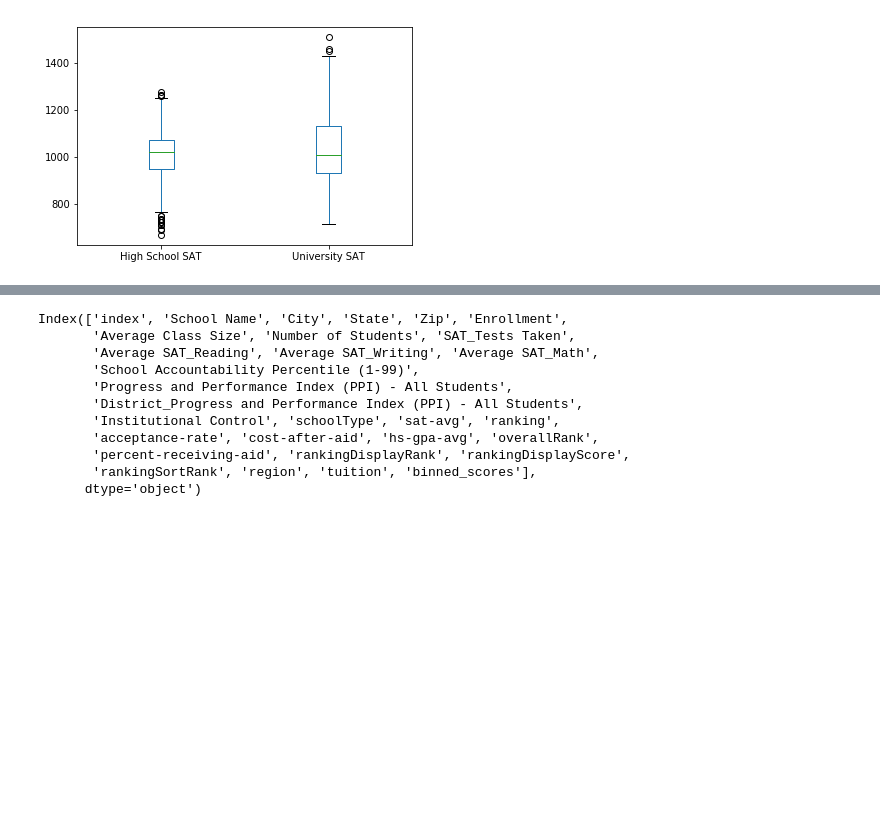
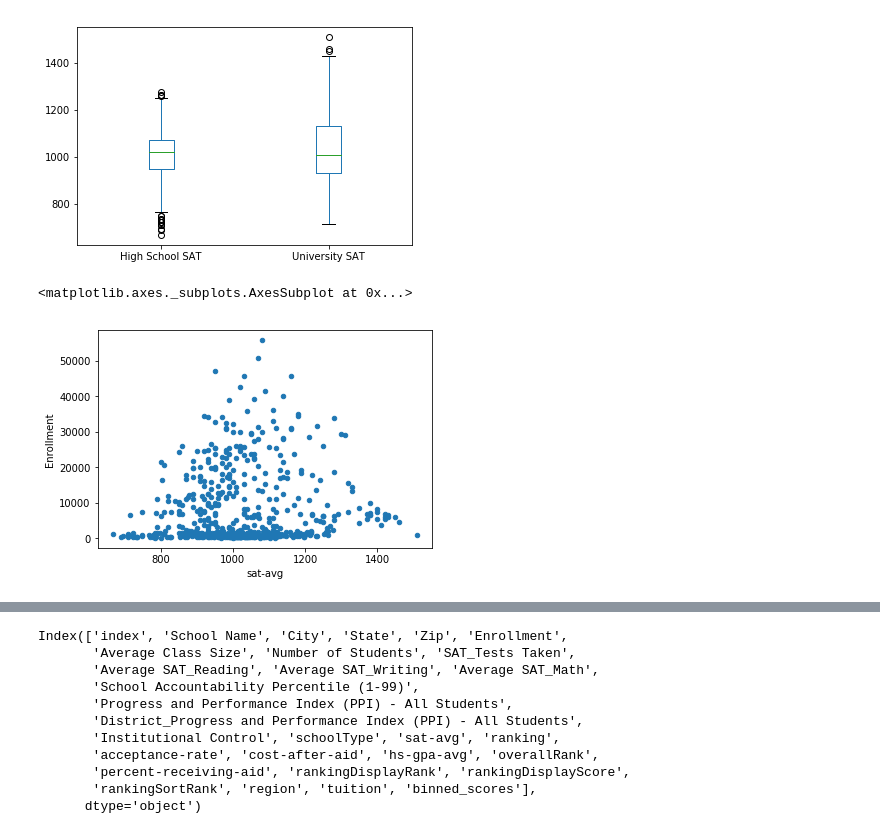
Before and after one commit to kj808/2018DataExploration, a Jupyter notebook: notebooks/EECS 731 Project.ipynb, the cells around one changed output, grey strips where cells are left out. Saved outputs shown, nothing was run; the diff lists cells and outputs as text; code cells hidden in the pictures; blank space fills up the shorter version.

Commit message:
Plot more stuff notebooks

```diff
--- a/notebooks/EECS 731 Project.ipynb
+++ b/notebooks/EECS 731 Project.ipynb
@@ -181,0 +180,11 @@ SATforType.plot.box()
+# %%
+#----------------Viewing number of enrollment vs SAT scores----------------
+
+EnrollvsSAT=result[['sat-avg','Enrollment','schoolType']].copy()
+EnrollvsSAT.plot.scatter(x='sat-avg',y='Enrollment',)
+#TODO: Set dots as different institution types
+#plot.kde
+#
+# %% [output]
+<matplotlib.axes._subplots.AxesSubplot at 0x...>
+[figure, added]
```
Also changed, not shown: parts of 2 cells of this notebook.
